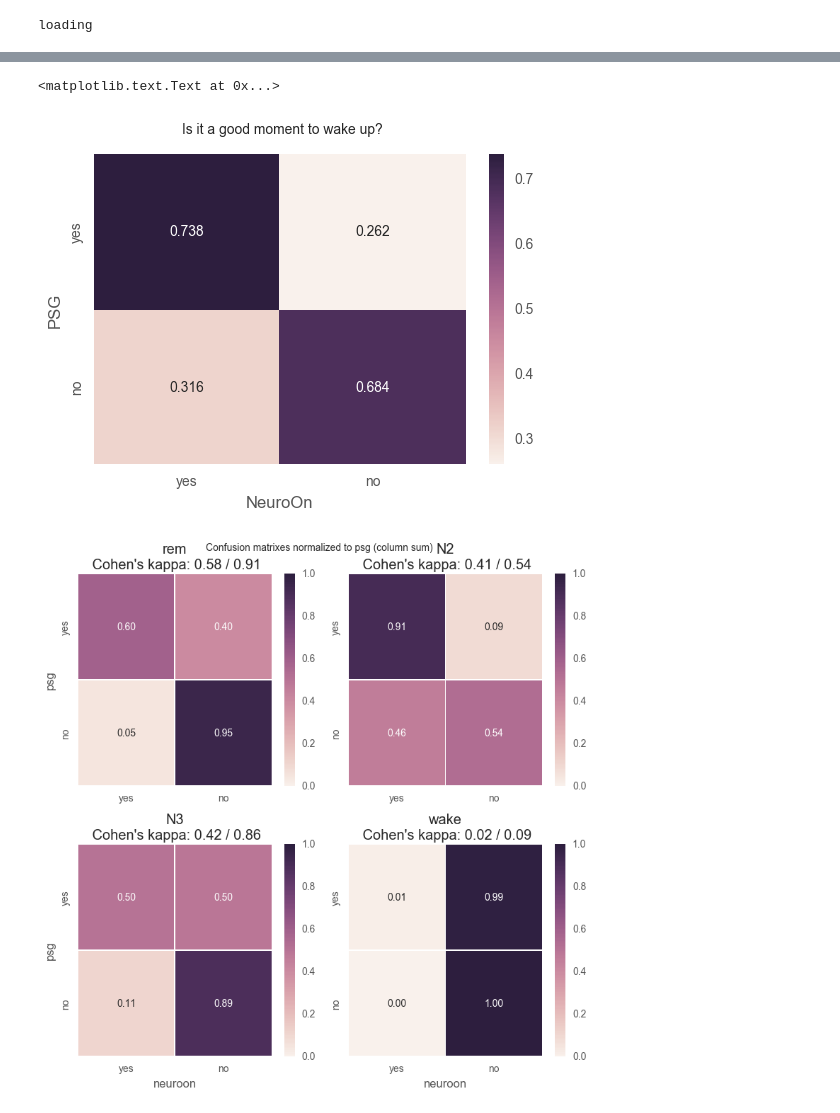
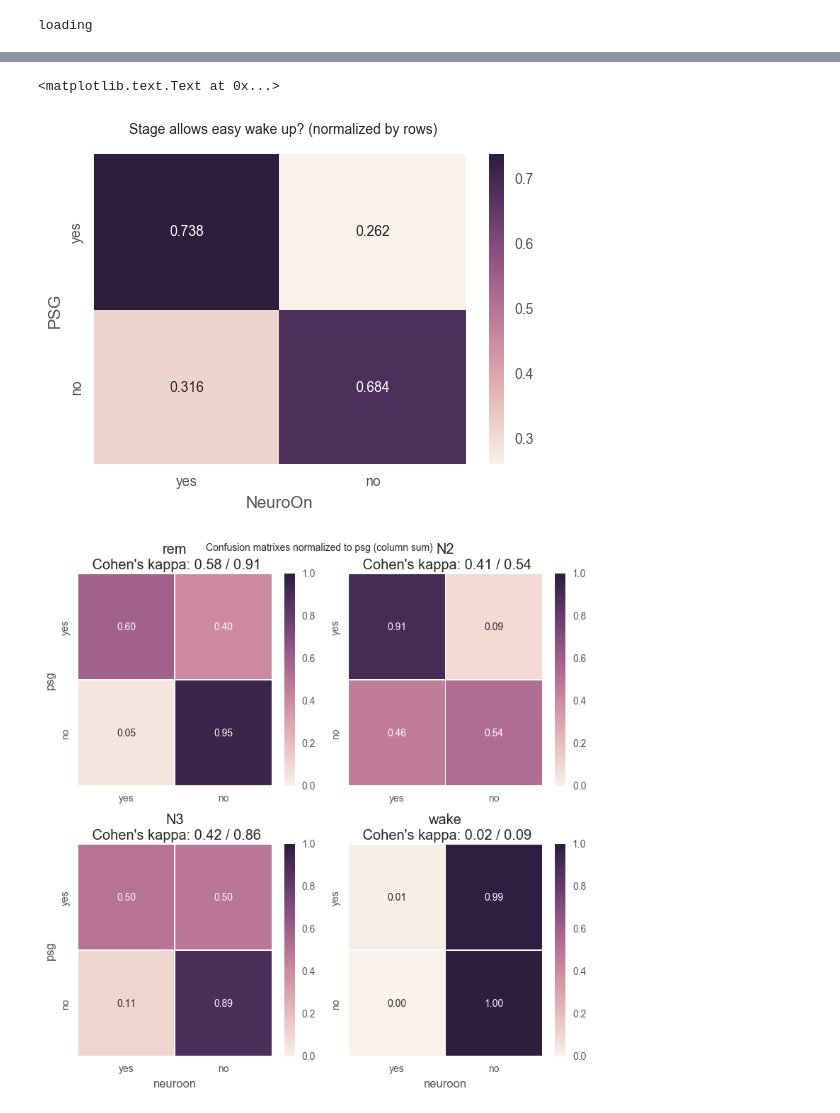
Before and after one commit to jjur/sleep_project, a Jupyter notebook: Hipnogram_comparison.ipynb, the cells around one changed output, grey strips where cells are left out. Cells and saved outputs as stored; diff of their text form; code cells hidden in the pictures.

```diff
--- a/Hipnogram_comparison.ipynb
+++ b/Hipnogram_comparison.ipynb
@@ -219,0 +244,6 @@ accuracy: 0.70
+# %%
+wm1 = plot_main_confusion_matrix(
+    1,
+    normalize='row',
+    title='Night 1 - sleep stages confusion matrix (normalized by rows)'
+)
@@ -219,0 +269,6 @@ accuracy: 0.70
+# %%
+wm2 = plot_main_confusion_matrix(
+    2,
+    normalize='row',
+    title='Night 2 - sleep stages confusion matrix (normalized by rows)'
+)
@@ -220,29 +289,46 @@ accuracy: 0.70
 # %%
 # create waking matrix from the mean of two days' results
 
 final_waking_matrix = np.array([
     [(wm1[0][0] + wm2[0][0])/2, (wm1[0][1] + wm2[0][1])/2],
     [(wm1[1][0] + wm2[1][0])/2, (wm1[1][1] + wm2[1][1])/2],
-])
+]) #* 100
 
 fig, axes = plt.subplots()
-sns.heatmap(
+heatmap = sns.heatmap(
     final_waking_matrix,
     annot = True,
     xticklabels = ['yes', 'no'],
     yticklabels = ['yes', 'no'],
-    fmt = '.3f', ax = axes)
+    fmt = '.3f',
+    ax = axes,
+#     cbar=False
+)
 
-axes.set_ylabel('PSG')
-axes.set_xlabel('NeuroOn')
+# for field in heatmap.texts:
+#     field.set_text(field.get_text() + '%')
+
+axes.set_ylabel(
+    'PSG',
+#     fontsize=16,
+#     labelpad=10
+)
+axes.set_xlabel(
+    'NeuroOn',
+#     fontsize=10,
+#     labelpad=15
+)
+# axes.tick_params(labelsize=16)
 fig.suptitle(
-    u'Is it a good moment to wake up?',
+    u'Stage allows easy wake up? (normalized by rows)',
+#     fontsize=18,
     horizontalalignment='center',
+#     y=1.01
     x=0.44
 )
 # %% [output]
 <matplotlib.text.Text at 0x...>
-[figure, old version]
+[figure, new version]
 # %%
 def binarize_stages(hipnogram):
     return pd.get_dummies(hipnogram, prefix = 'stage')
```
Also changed, not shown: parts of 9 cells of this notebook, 3 other files.
